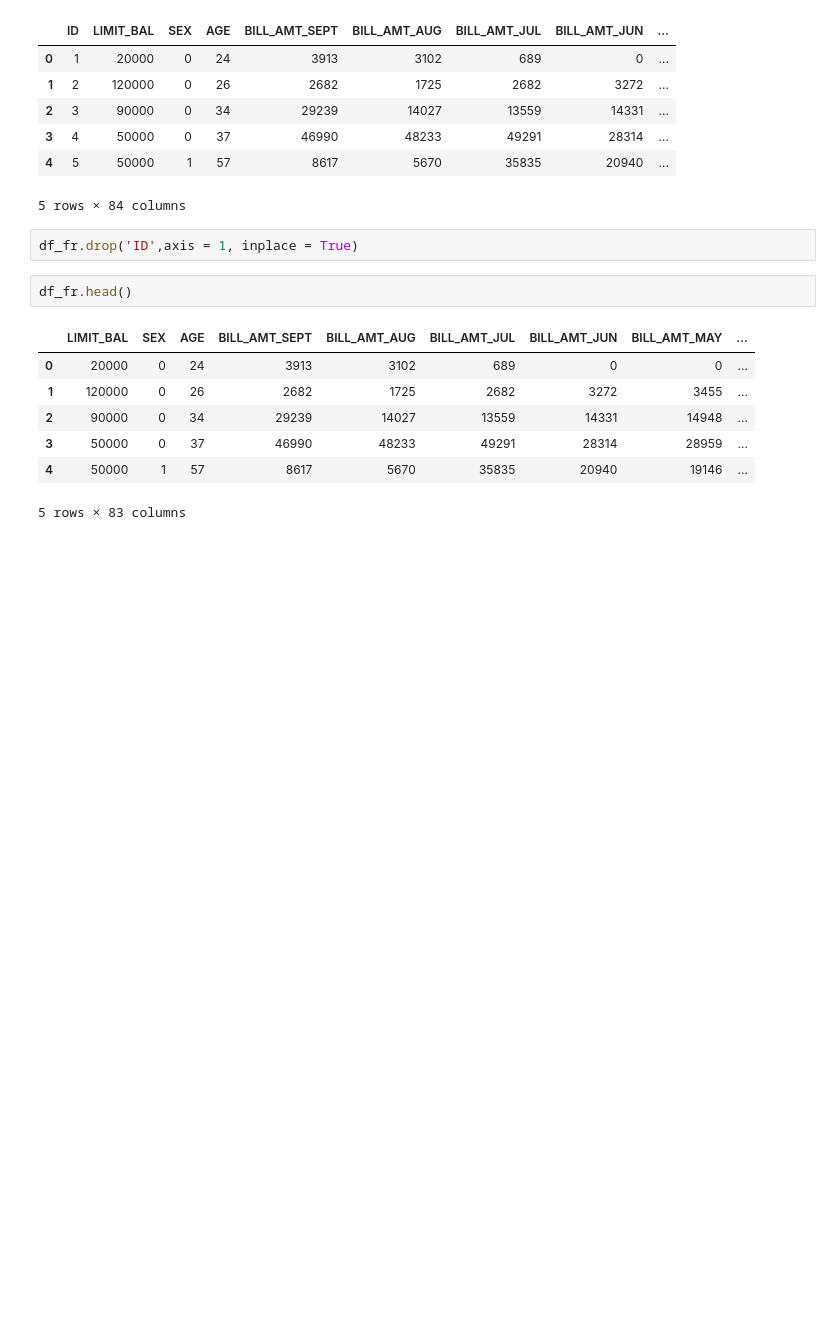
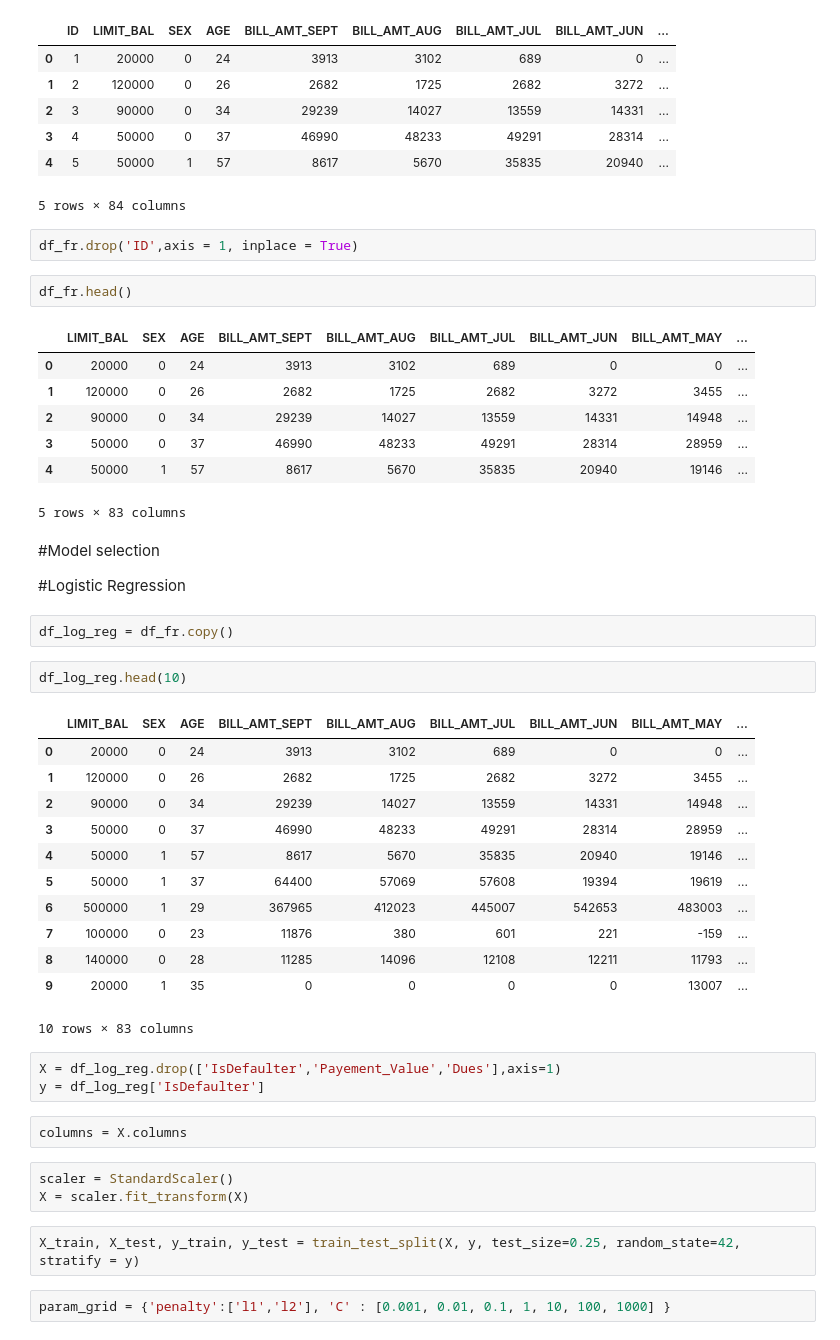
Before and after one commit to Onkar-TAE/Credit-Card-Default-Prediction, a Jupyter notebook: Credit_Card_Default_Prediction_Capstone_Project.ipynb, the cells around one changed output. Drawn from its saved outputs; the diff is of its cells as text; blank space fills up the shorter version.

```diff
--- a/Credit_Card_Default_Prediction_Capstone_Project.ipynb
+++ b/Credit_Card_Default_Prediction_Capstone_Project.ipynb
@@ -593,3 +593,36 @@ df_fr.head()
 | 3 | 50000 | 0 | 37 | 46990 | 48233 | 49291 | 28314 | 28959 | ... |
 | 4 | 50000 | 1 | 57 | 8617 | 5670 | 35835 | 20940 | 19146 | ... |
 5 rows × 83 columns
+# %% [markdown]
+#Model selection
+
+#Logistic Regression
+# %%
+df_log_reg = df_fr.copy()
+# %%
+df_log_reg.head(10)
+# %% [output]
+|  | LIMIT_BAL | SEX | AGE | BILL_AMT_SEPT | BILL_AMT_AUG | BILL_AMT_JUL | BILL_AMT_JUN | BILL_AMT_MAY | ... |
+| 0 | 20000 | 0 | 24 | 3913 | 3102 | 689 | 0 | 0 | ... |
+| 1 | 120000 | 0 | 26 | 2682 | 1725 | 2682 | 3272 | 3455 | ... |
+| 2 | 90000 | 0 | 34 | 29239 | 14027 | 13559 | 14331 | 14948 | ... |
+| 3 | 50000 | 0 | 37 | 46990 | 48233 | 49291 | 28314 | 28959 | ... |
+| 4 | 50000 | 1 | 57 | 8617 | 5670 | 35835 | 20940 | 19146 | ... |
+| 5 | 50000 | 1 | 37 | 64400 | 57069 | 57608 | 19394 | 19619 | ... |
+| 6 | 500000 | 1 | 29 | 367965 | 412023 | 445007 | 542653 | 483003 | ... |
+| 7 | 100000 | 0 | 23 | 11876 | 380 | 601 | 221 | -159 | ... |
+| 8 | 140000 | 0 | 28 | 11285 | 14096 | 12108 | 12211 | 11793 | ... |
+| 9 | 20000 | 1 | 35 | 0 | 0 | 0 | 0 | 13007 | ... |
+10 rows × 83 columns
+# %%
+X = df_log_reg.drop(['IsDefaulter','Payement_Value','Dues'],axis=1)
+y = df_log_reg['IsDefaulter']
+# %%
+columns = X.columns
+# %%
+scaler = StandardScaler()
+X = scaler.fit_transform(X)
+# %%
+X_train, X_test, y_train, y_test = train_test_split(X, y, test_size=0.25, random_state=42, stratify = y)
+# %%
+param_grid = {'penalty':['l1','l2'], 'C' : [0.001, 0.01, 0.1, 1, 10, 100, 1000] }
```
Also changed, not shown: parts of 18 cells of this notebook.
